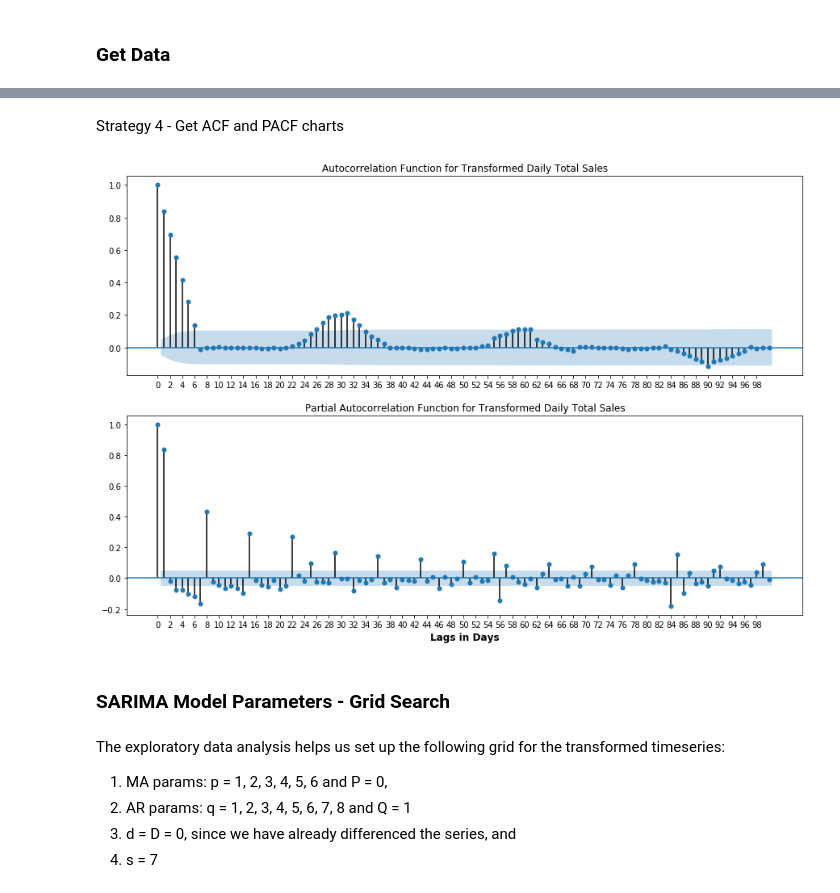
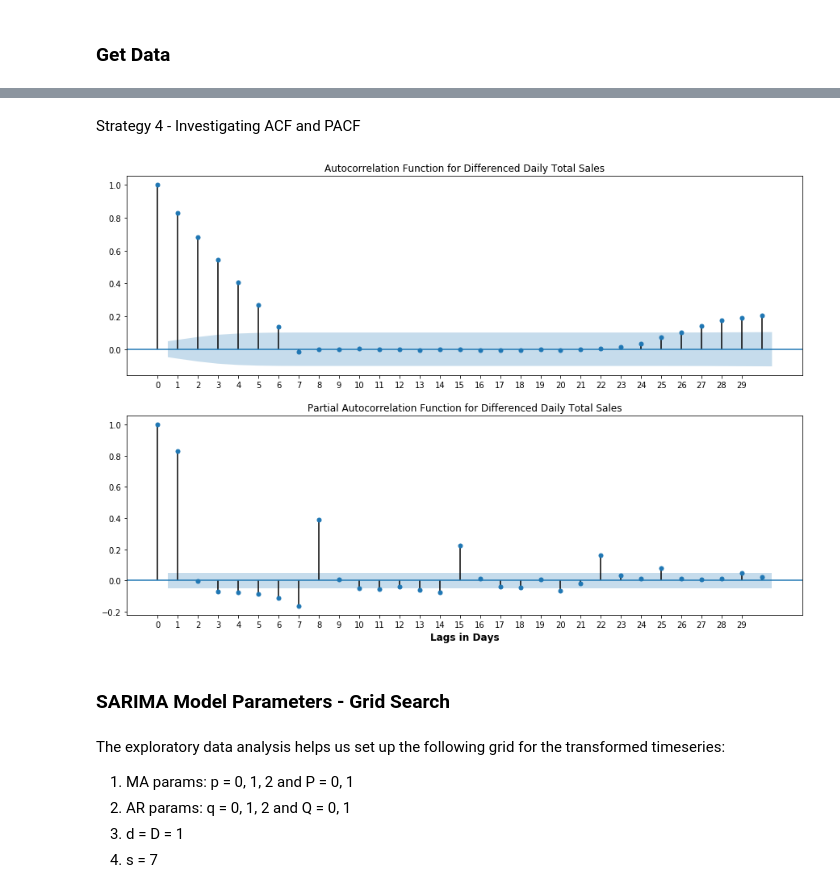
Before and after one commit to sanjeevgadre/Kaggle-Time-Series, a Jupyter notebook: SARIMA.ipynb, the cells around one changed output, grey strips where cells are left out. Drawn from its saved outputs; the diff is of its cells as text; code cells hidden in the pictures.

```diff
--- a/SARIMA.ipynb
+++ b/SARIMA.ipynb
@@ -26,4 +28,17 @@ import random
 </ol>
 # %% [markdown]
 ### Get Data
+# %%
+train = pd.read_csv('./data/train.csv')
+
+# Typecasting data
+train.date = pd.to_datetime(train.date, format = '%Y-%m-%d')
+train.store = train.store.astype('category')
+train.item = train.item.astype('category')
+# Log Transform Sales
+#train.sales = np.log(train.sales)
+
+random.seed(1970)
+stores = random.sample(range(11), 2)    # Choosing 2 of the 10 stores randonly
+items = random.sample(range(51), 5)     # Choosing 5 of the 50 items randomly
 # %%
@@ -51,0 +69,5 @@ items = random.sample(range(51), 5)     # Choosing 5 of the 50 items randomly
+# %%
+dailysales = train.query('date <= @trg_dates[-1]').groupby('date')['sales'].sum()
+dailysales.index = pd.DatetimeIndex(dailysales.index.values, freq = 'D')
+#dailysales_df = dailysales.diff().dropna().diff(7).dropna()
+dailysales_df = dailysales.diff(7).dropna()
@@ -52,37 +121,32 @@ items = random.sample(range(51), 5)     # Choosing 5 of the 50 items randomly
 # %% [markdown]
-Strategy 4 - Get ACF and PACF charts
+Strategy 4 - Investigating ACF and PACF
 # %%
-'''Setting up the log transformed and differenced timeseries of daily sales across all stores. This step is the
-result of the exploratory data analysis.'''
+# Explicitly setting the DatetimeIndex frequency
 
-dailysales = np.log(train.loc[trg_idx].groupby('date')['sales'].sum()).diff(7)
-dailysales = dailysales.dropna()
-
-# Explicitly setting the DatetimeIndex frequency
-dailysales.index = pd.DatetimeIndex(dailysales.index.values, freq = 'D')
+#dailysales_df.index = pd.DatetimeIndex(dailysales_df.index.values, freq = 'D')
 
 fig, (ax1, ax2) = plt.subplots(nrows = 2, figsize = (15, 10))
 
-tsaplots.plot_acf(dailysales, ax = ax1, alpha = 0.05, lags = 100,
-                  title = 'Autocorrelation Function for Transformed Daily Total Sales')
-tsaplots.plot_pacf(dailysales, ax = ax2, alpha = 0.05, lags = 100,
-                   title = 'Partial Autocorrelation Function for Transformed Daily Total Sales')
+tsaplots.plot_acf(dailysales_df, ax = ax1, alpha = 0.05, lags = 30,
+                  title = 'Autocorrelation Function for Differenced Daily Total Sales')
+tsaplots.plot_pacf(dailysales_df, ax = ax2, alpha = 0.05, lags = 30,
+                   title = 'Partial Autocorrelation Function for Differenced Daily Total Sales')
 
-ax1.set_xticks(np.arange(0, 100, 2))
-ax2.set_xticks(np.arange(0, 100, 2))
+ax1.set_xticks(np.arange(0, 30, 1))
+ax2.set_xticks(np.arange(0, 30, 1))
 ax2.set_xlabel('Lags in Days', fontsize = '12', fontweight = 'bold')
 
 plt.show()
 # %% [output]
-[figure, old version]
+[figure, new version]
 # %% [markdown]
 ### SARIMA Model Parameters - Grid Search
 # %% [markdown]
 The exploratory data analysis helps us set up the following grid for the transformed timeseries:
 <ol>
-    <li>MA params: p = 1, 2, 3, 4, 5, 6 and P = 0,
-    <li>AR params: q = 1, 2, 3, 4, 5, 6, 7, 8 and Q = 1
-    <li>d = D = 0, since we have already differenced the series, and
+    <li>MA params: p = 0, 1, 2 and P = 0, 1
+    <li>AR params: q = 0, 1, 2 and Q = 0, 1
+    <li>d = D = 1
     <li>s = 7
 </ol>
 # %%
```
Also changed, not shown: parts of 16 cells of this notebook.
